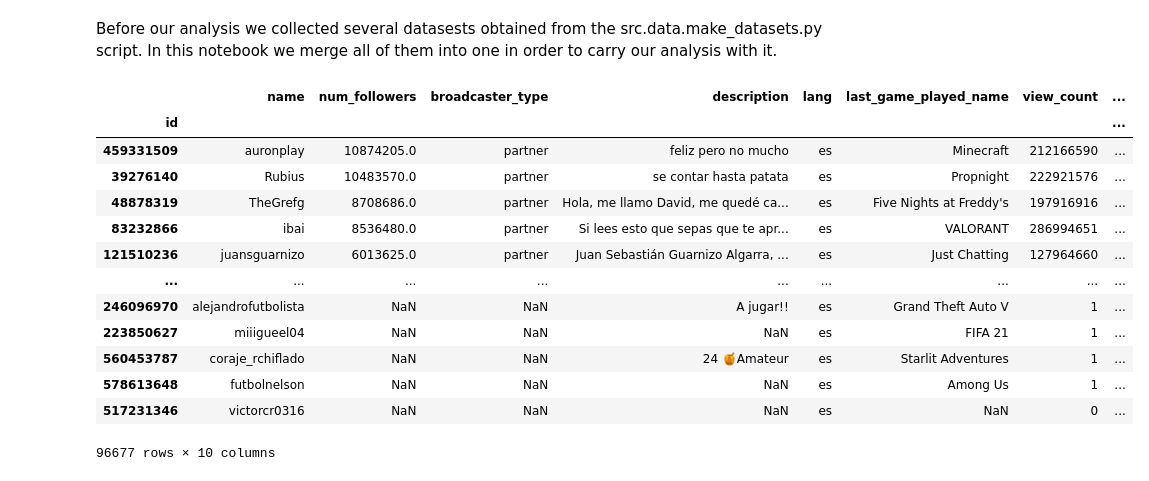
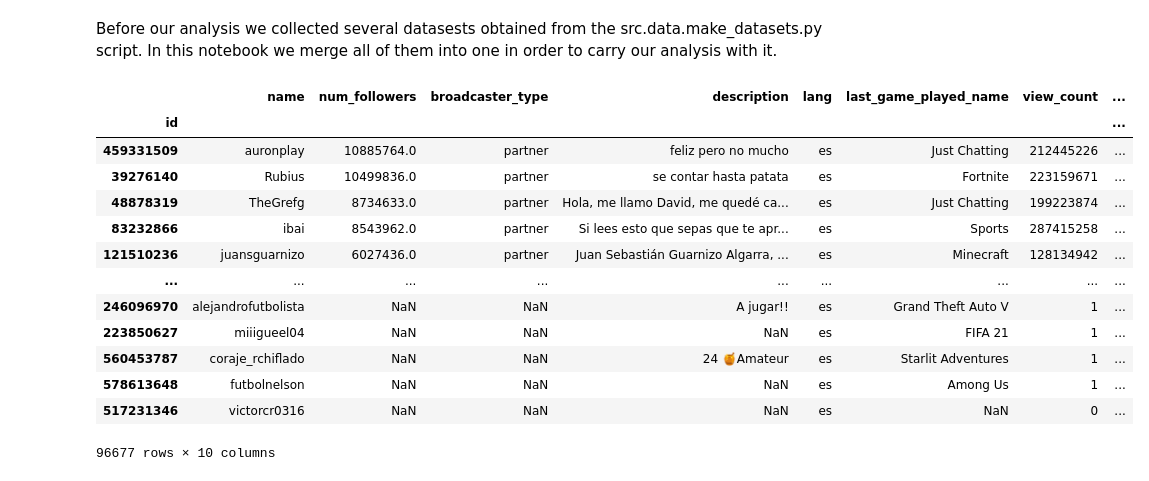
Before and after one commit to Enver-group/twitch-web-analytics, a Jupyter notebook: notebooks/2-simon-data-merging.ipynb, the cells around one changed output. Cells and saved outputs as stored; diff of their text form; code cells hidden in the pictures.

```diff
--- a/notebooks/2-simon-data-merging.ipynb
+++ b/notebooks/2-simon-data-merging.ipynb
@@ -22,51 +22,50 @@ dfs = []
 for dataset_name in datasets:
     df = pd.read_csv(os.path.join(data_folder,dataset_name),lineterminator='\n')
     df.columns = df.columns.str.replace('\r','')
     dfs.append(df)
 
 df_streamers = pd.concat(dfs)
 
 # Remove duplicates and preprocess
-df_streamers = df_streamers.sort_values(["num_followers","view_count"])\
+df_streamers = df_streamers.sort_values(["user_follows","num_followers","view_count"],ascending=False)\
     .reset_index(drop=True).drop_duplicates(subset=['id'],keep='first')\
         .sort_values(["num_followers","view_count"],ascending=False)\
             .astype({"id":str,"created_at":"datetime64"})
 
 # clean user_follows and convert each list to array
 df_streamers["user_follows"] = df_streamers.user_follows.\
                                 replace("\r", "", regex=True)\
                                     .str.strip().replace("",None)\
                                         .replace(pd.NA,"None")\
                                             .apply(literal_eval)
 
 
 # remove those ids in user_follows that are not in df_streamers.id by exploding the dataframe
 df_streamers_exploded = df_streamers.explode("user_follows")
 df_streamers_exploded = df_streamers_exploded[df_streamers_exploded["user_follows"].isin(df_streamers.id)]
 user_follows_arrays = df_streamers_exploded.groupby("id").user_follows.apply(list).reset_index()
 df_streamers = df_streamers.set_index("id")
 df_streamers.loc[user_follows_arrays.id,"user_follows"] = user_follows_arrays.user_follows.values
 
 # Make those that appear as nan or are not in the index to be empty arrays
 not_in_set_or_null = ~df_streamers.index.isin(user_follows_arrays.id)
 df_streamers.loc[not_in_set_or_null,"user_follows"] =  pd.Series([[]]*not_in_set_or_null.sum()).values
+df_streamers
+# %% [output]
+|  | name | num_followers | broadcaster_type | description | lang | last_game_played_name | view_count | ... |
+| id |  |  |  |  |  |  |  | ... |
+| 459331509 | auronplay | 10885764.0 | partner | feliz pero no mucho | es | Just Chatting | 212445226 | ... |
+| 39276140 | Rubius | 10499836.0 | partner | se contar hasta patata | es | Fortnite | 223159671 | ... |
+| 48878319 | TheGrefg | 8734633.0 | partner | Hola, me llamo David, me quedé ca... | es | Just Chatting | 199223874 | ... |
+| 83232866 | ibai | 8543962.0 | partner | Si lees esto que sepas que te apr... | es | Sports | 287415258 | ... |
+| 121510236 | juansguarnizo | 6027436.0 | partner | Juan Sebastián Guarnizo Algarra, ... | es | Minecraft | 128134942 | ... |
+| ... | ... | ... | ... | ... | ... | ... | ... | ... |
+| 246096970 | alejandrofutbolista | NaN | NaN | A jugar!! | es | Grand Theft Auto V | 1 | ... |
+| 223850627 | miiigueel04 | NaN | NaN | NaN | es | FIFA 21 | 1 | ... |
+| 560453787 | coraje_rchiflado | NaN | NaN | 24 🍯Amateur | es | Starlit Adventures | 1 | ... |
+| 578613648 | futbolnelson | NaN | NaN | NaN | es | Among Us | 1 | ... |
+| 517231346 | victorcr0316 | NaN | NaN | NaN | es | NaN | 0 | ... |
+96677 rows × 10 columns
-# %%
-df_streamers
-# %% [output]
-|  | name | num_followers | broadcaster_type | description | lang | last_game_played_name | view_count | ... |
-| id |  |  |  |  |  |  |  | ... |
-| 459331509 | auronplay | 10874205.0 | partner | feliz pero no mucho | es | Minecraft | 212166590 | ... |
-| 39276140 | Rubius | 10483570.0 | partner | se contar hasta patata | es | Propnight | 222921576 | ... |
-| 48878319 | TheGrefg | 8708686.0 | partner | Hola, me llamo David, me quedé ca... | es | Five Nights at Freddy's | 197916916 | ... |
-| 83232866 | ibai | 8536480.0 | partner | Si lees esto que sepas que te apr... | es | VALORANT | 286994651 | ... |
-| 121510236 | juansguarnizo | 6013625.0 | partner | Juan Sebastián Guarnizo Algarra, ... | es | Just Chatting | 127964660 | ... |
-| ... | ... | ... | ... | ... | ... | ... | ... | ... |
-| 246096970 | alejandrofutbolista | NaN | NaN | A jugar!! | es | Grand Theft Auto V | 1 | ... |
-| 223850627 | miiigueel04 | NaN | NaN | NaN | es | FIFA 21 | 1 | ... |
-| 560453787 | coraje_rchiflado | NaN | NaN | 24 🍯Amateur | es | Starlit Adventures | 1 | ... |
-| 578613648 | futbolnelson | NaN | NaN | NaN | es | Among Us | 1 | ... |
-| 517231346 | victorcr0316 | NaN | NaN | NaN | es | NaN | 0 | ... |
-96677 rows × 10 columns
 # %%
 df_streamers.reset_index().to_feather("../data/streamers.feather")
 # %%
```
Also changed, not shown: parts of 1 cell of this notebook, 2 other files.
